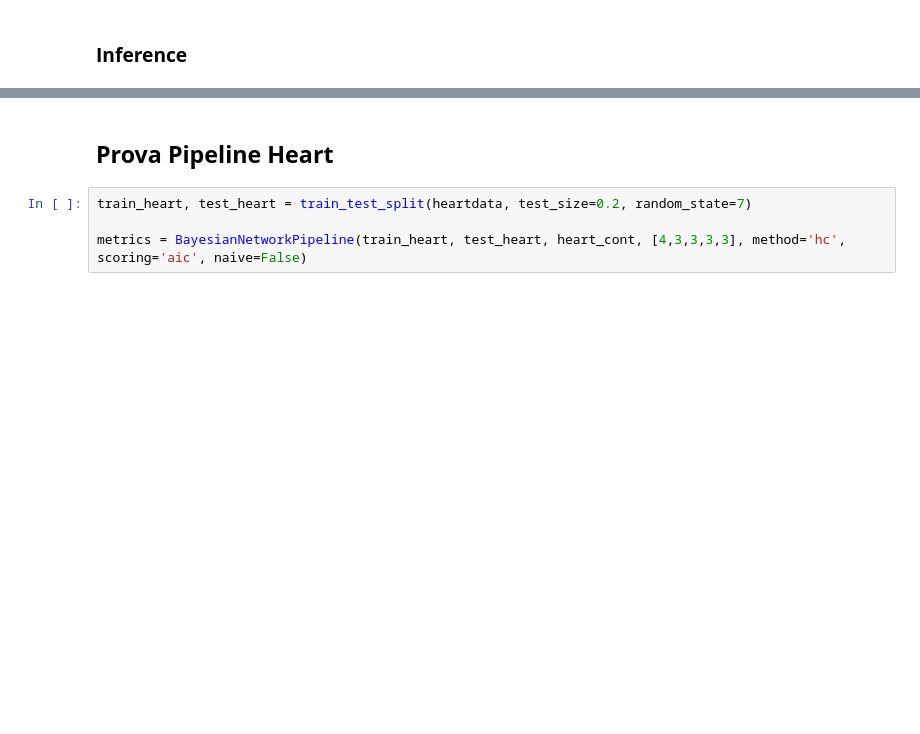
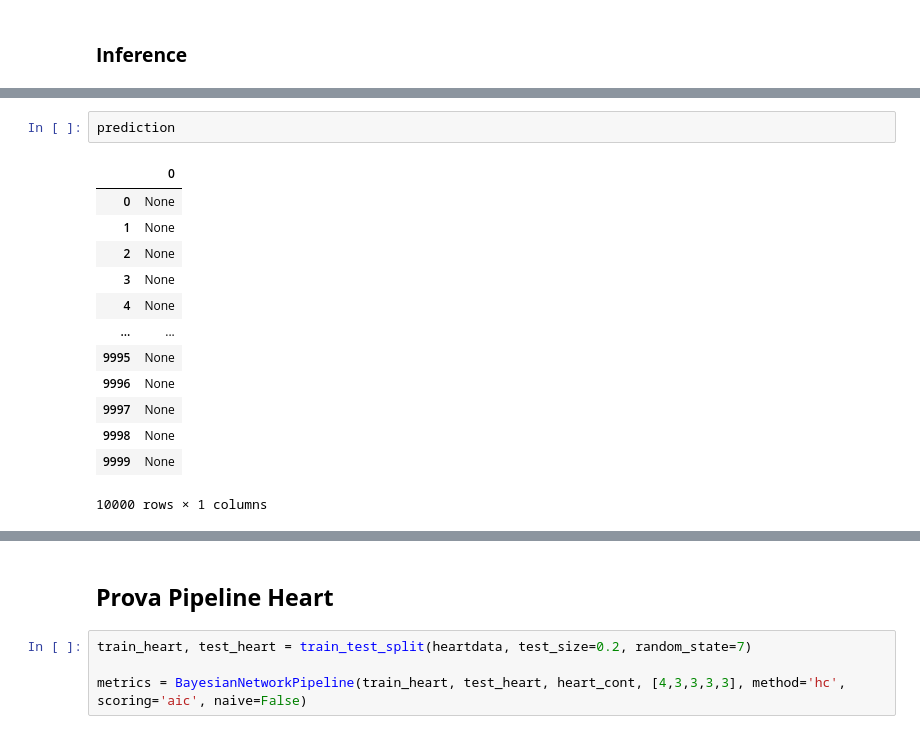
Before and after one commit to Angie-Zauner/AAI, a Jupyter notebook: main.ipynb, the cells around one changed output, grey strips where cells are left out. Drawn from its saved outputs; the diff is of its cells as text; blank space fills up the shorter version.

```diff
--- a/main.ipynb
+++ b/main.ipynb
@@ -698,3 +660,19 @@ f_metrics
+# %%
+prediction
+# %% [output]
+|  | 0 |
+| 0 | None |
+| 1 | None |
+| 2 | None |
+| 3 | None |
+| 4 | None |
+| ... | ... |
+| 9995 | None |
+| 9996 | None |
+| 9997 | None |
+| 9998 | None |
+| 9999 | None |
+10000 rows × 1 columns
 # %%
 # Display confusion matrix
 y_true_fraud = test_dfraud["target"]
```
Also changed, not shown: parts of 10 cells of this notebook, 2 other files.
